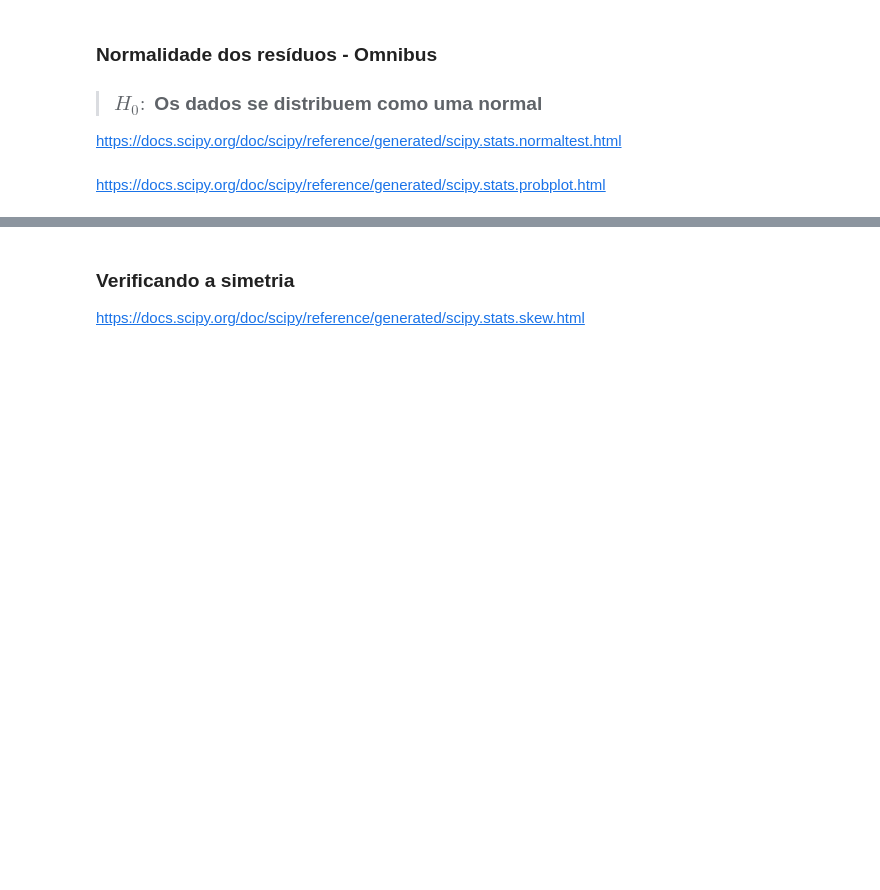
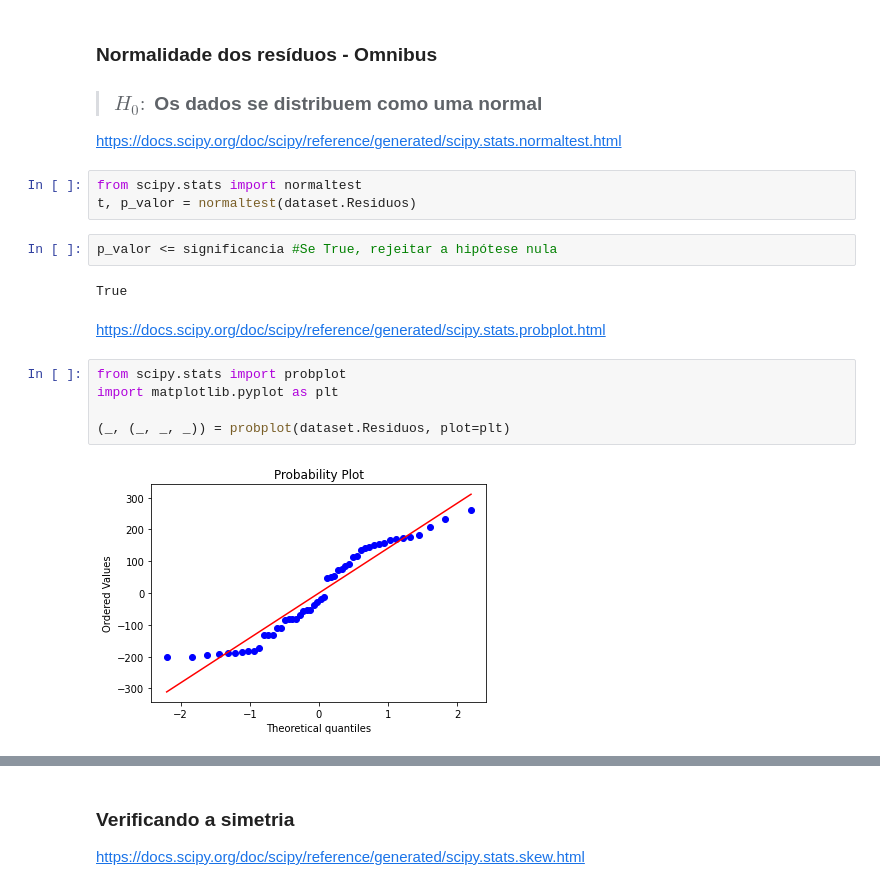
Before and after one commit to barbosawilliam/Learning_Python, a Jupyter notebook: Estatística com Python/Regressao_Linear.ipynb, the cells around one changed output, grey strips where cells are left out. Saved outputs shown, nothing was run; the diff lists cells and outputs as text; blank space fills up the shorter version.

```diff
--- a/Estatística com Python/Regressao_Linear.ipynb
+++ b/Estatística com Python/Regressao_Linear.ipynb
@@ -1131,5 +1401,19 @@ $F_{\alpha}$ - baseia-se na distribuição F com $k$ graus de liberdade no numer
 > ### $H_0:$ Os dados se distribuem como uma normal
 
 https://docs.scipy.org/doc/scipy/reference/generated/scipy.stats.normaltest.html
+# %%
+from scipy.stats import normaltest
+t, p_valor = normaltest(dataset.Residuos)
+# %%
+p_valor <= significancia #Se True, rejeitar a hipótese nula
+# %% [output]
+True
 # %% [markdown]
 https://docs.scipy.org/doc/scipy/reference/generated/scipy.stats.probplot.html
+# %%
+from scipy.stats import probplot
+import matplotlib.pyplot as plt
+
+(_, (_, _, _)) = probplot(dataset.Residuos, plot=plt)
+# %% [output]
+[figure, added]
```
Also changed, not shown: parts of 60 cells of this notebook.
